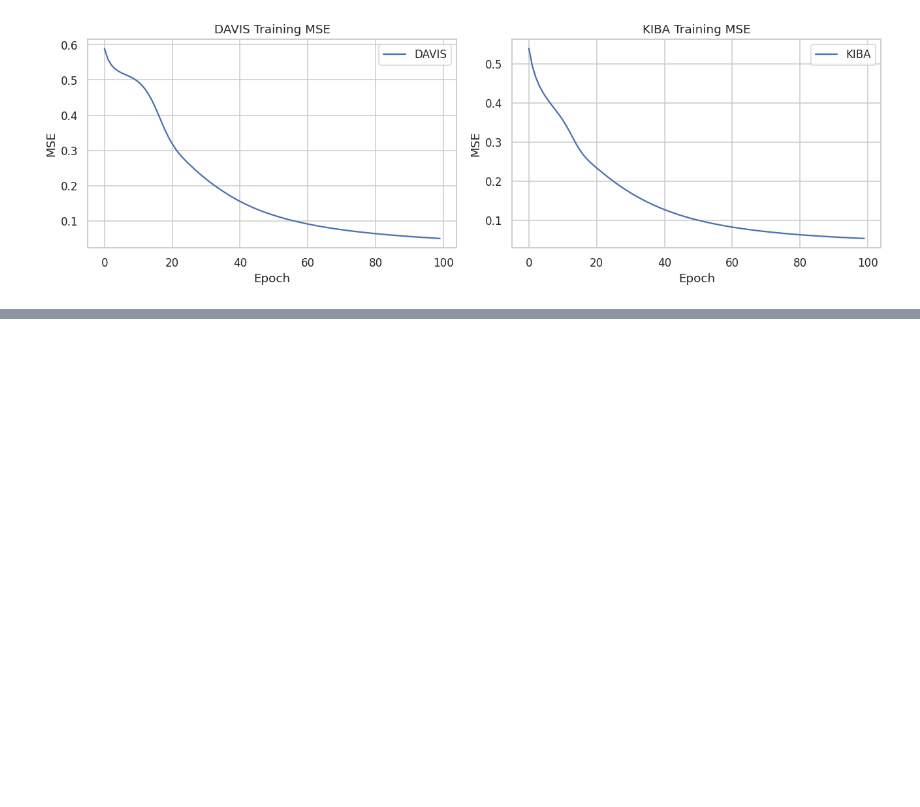
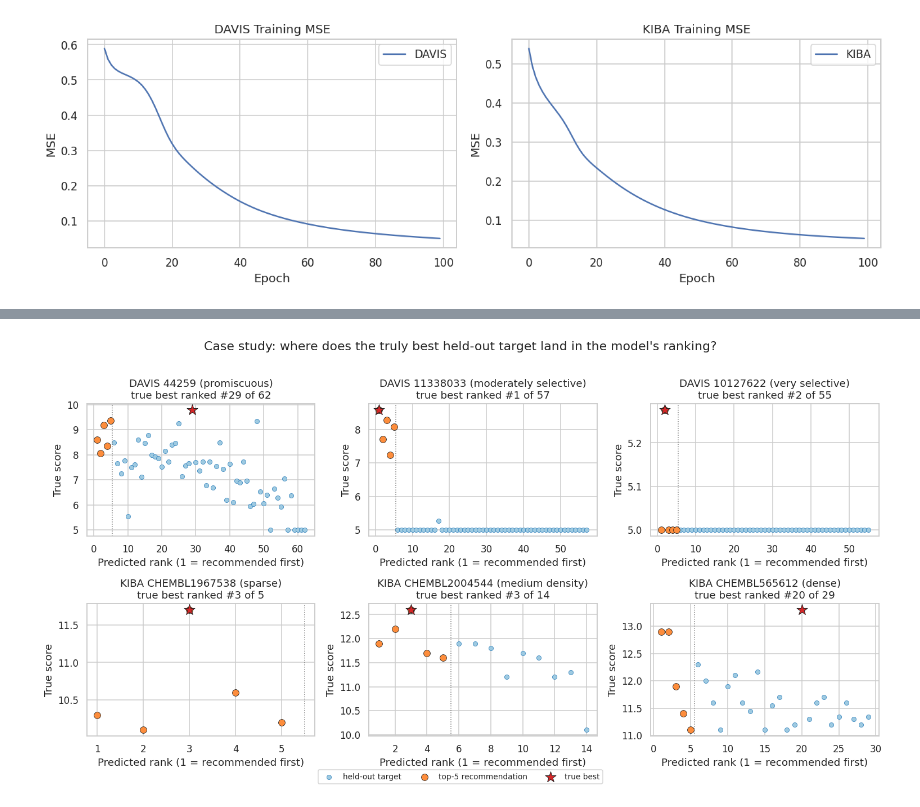
Before and after one commit to sunthoshhh/data-mining-graph-community-detection, a Jupyter notebook: task2.2/task2_2.ipynb, the cells around one changed output, grey strips where cells are left out. Cells and saved outputs as stored; diff of their text form; code cells hidden in the pictures; blank space fills up the shorter version.

```diff
--- a/task2.2/task2_2.ipynb
+++ b/task2.2/task2_2.ipynb
@@ -1829,0 +2771,33 @@ plt.show()
+# %%
+d11 = SPLITS["DAVIS"]["test"]; d11 = d11[d11.ligand_id == "11617559"]
+print(f"Ligand 11617559 (DAVIS): {len(d11)} test pairs, {int((d11.score > 5).sum())} above pKd = 5, {int((d11.score == d11.score.max()).sum())} tied for the best true score -> no ranking to evaluate")
+
+CASES = {"DAVIS": [("44259", "promiscuous"), ("11338033", "moderately selective"), ("10127622", "very selective")],
+         "KIBA": [("CHEMBL1967538", "sparse"), ("CHEMBL2004544", "medium density"), ("CHEMBL565612", "dense")]}
+rec_rows, all_rows, case_rows = [], [], []
+for name, items in CASES.items():
+    s, model, base = SPLITS[name], LOADED[name], FINAL[name]["base"]
+    for lig, cond in items:
+        t = s["test"][s["test"].ligand_id == lig].copy(); assert len(t) > 0, f"{lig} is not in the test partition"
+        t["predicted"] = model.predict(t.ligand_id, t.target_id)                      # from the reloaded .npz
+        t["additive"] = base.predict(t)["Additive baseline"]
+        t = t.sort_values("predicted", ascending=False).reset_index(drop=True); t["pred_rank"] = np.arange(1, len(t) + 1)
+        best = t.score.max(); t["is_true_best"] = t.score == best
+        t["true_rank"] = t.score.rank(ascending=False, method="min").astype(int)
+        first_best = int(t.index[t.is_true_best][0]) + 1
+        add_rank = int(t.sort_values("additive", ascending=False).reset_index(drop=True).is_true_best.idxmax()) + 1
+        n_tr = int((s["train"].ligand_id == lig).sum()); tr_bind = s["train"][s["train"].ligand_id == lig].score
+        case_rows.append({"Dataset": name, "Ligand": lig, "Condition": cond, "Train measurements": n_tr, "Test candidates": len(t), "True best score": best,
+                          "Test MSE": mse(t.score, t.predicted), "Test CI": exact_ci(t.score, t.predicted), "Hit@1": float(first_best <= 1), "Hit@5": float(first_best <= 5),
+                          "Predicted rank of true best": first_best, "Additive baseline: rank of true best": add_rank})
+        for _, r in t.iterrows():
+            all_rows.append({"Dataset": name, "Ligand": lig, "Condition": cond, "pred_rank": r.pred_rank, "target_id": r.target_id, "predicted": r.predicted,
+                             "true": r.score, "true_rank": r.true_rank, "is_true_best": r.is_true_best})
+        for _, r in t.head(5).iterrows():
+            rec_rows.append({"Dataset": name, "Ligand": lig, "Condition": cond, "Rank": r.pred_rank, "Target": r.target_id, "Predicted score": r.predicted,
+                             "True score": r.score, "Label": "correct" if r.is_true_best else "wrong"})
+cases = pd.DataFrame(case_rows); recs = pd.DataFrame(rec_rows); allc = pd.DataFrame(all_rows)
+cases.to_csv("results/cf_case_metrics.csv", index=False); recs.to_csv("results/cf_case_recommendations.csv", index=False); allc.to_csv("results/cf_case_all_candidates.csv", index=False)
+print("\nCase-study metrics (one row per ligand)"); display(cases.round(3))
+for (name, lig), g in recs.groupby(["Dataset", "Ligand"], sort=False):
+    print(f"\n{name} {lig} ({g.Condition.iloc[0]}): top-5 recommendations from the reloaded model"); display(g.drop(columns=["Dataset", "Ligand", "Condition"]).round(3).reset_index(drop=True))
@@ -1829,0 +2857,14 @@ plt.show()
+# %%
+fig, axes = plt.subplots(2, 3, figsize=(14, 7))
+for ax, (_, c) in zip(axes.ravel(), cases.iterrows()):
+    g = allc[(allc.Dataset == c.Dataset) & (allc.Ligand == c.Ligand)]
+    ax.scatter(g.pred_rank, g.true, s=28, color="#9ecae1", edgecolor="#3182bd", lw=0.5, label="held-out target")
+    top = g[g.pred_rank <= 5]; ax.scatter(top.pred_rank, top.true, s=60, color="#fd8d3c", edgecolor="k", lw=0.5, label="top-5 recommendation", zorder=3)
+    b = g[g.is_true_best]; ax.scatter(b.pred_rank, b.true, s=170, marker="*", color="#d62728", edgecolor="k", lw=0.6, label="true best", zorder=4)
+    ax.axvline(5.5, color="grey", ls=":", lw=1)
+    ax.set(xlabel="Predicted rank (1 = recommended first)", ylabel="True score", title=f"{c.Dataset} {c.Ligand} ({c.Condition})\ntrue best ranked #{int(c['Predicted rank of true best'])} of {int(c['Test candidates'])}")
+h, l = axes[0, 0].get_legend_handles_labels(); fig.legend(h, l, loc="lower center", ncol=3, fontsize=9, bbox_to_anchor=(0.5, -0.02))
+fig.suptitle("Case study: where does the truly best held-out target land in the model's ranking?", y=1.01)
+fig.tight_layout(); fig.savefig("figures/cf_case_study_rankings.png"); plt.show()
+# %% [output]
+[figure, added]
```
Also changed, not shown: parts of 47 cells of this notebook.
